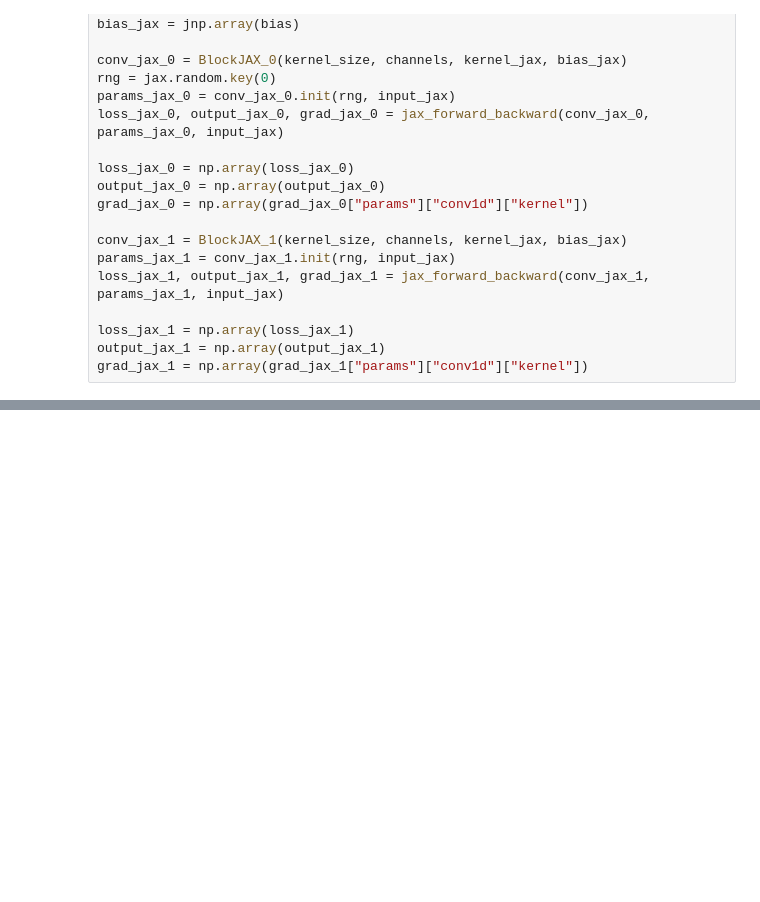
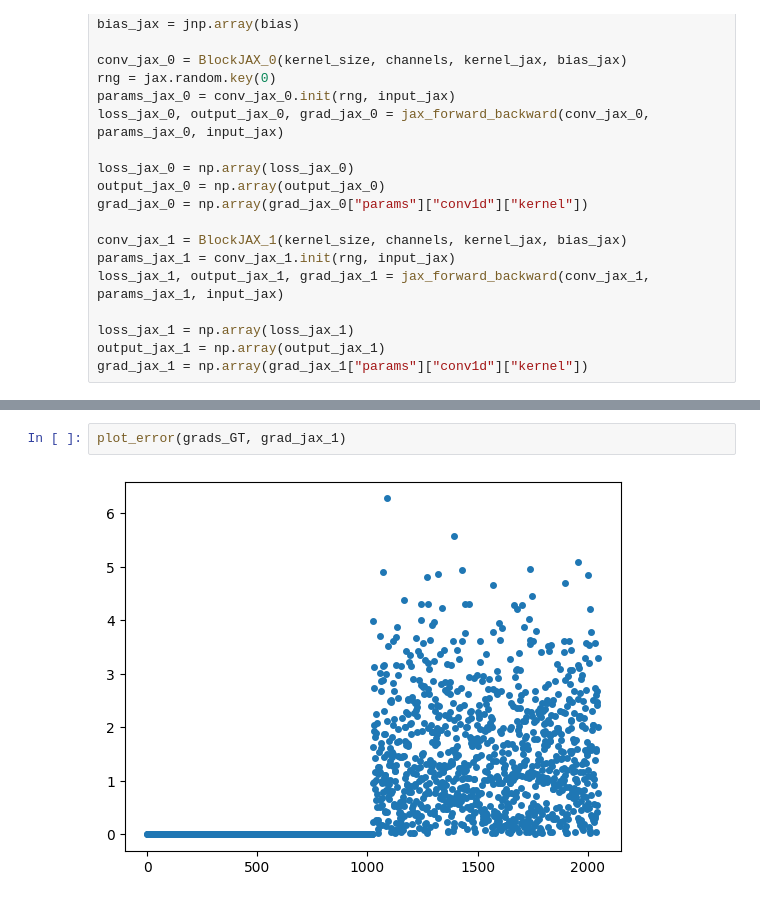
Before and after one commit to Liyang90/flax_conv1d_test, a Jupyter notebook: test.ipynb, the cells around one changed output, grey strips where cells are left out. Drawn from its saved outputs; the diff is of its cells as text; blank space fills up the shorter version.

```diff
--- a/test.ipynb
+++ b/test.ipynb
@@ -228,0 +235,4 @@ plot_error(grads_GT, grad_jax_0)
+# %%
+plot_error(grads_GT, grad_jax_1)
+# %% [output]
+[figure, added]
```
Also changed, not shown: parts of 8 cells of this notebook.
